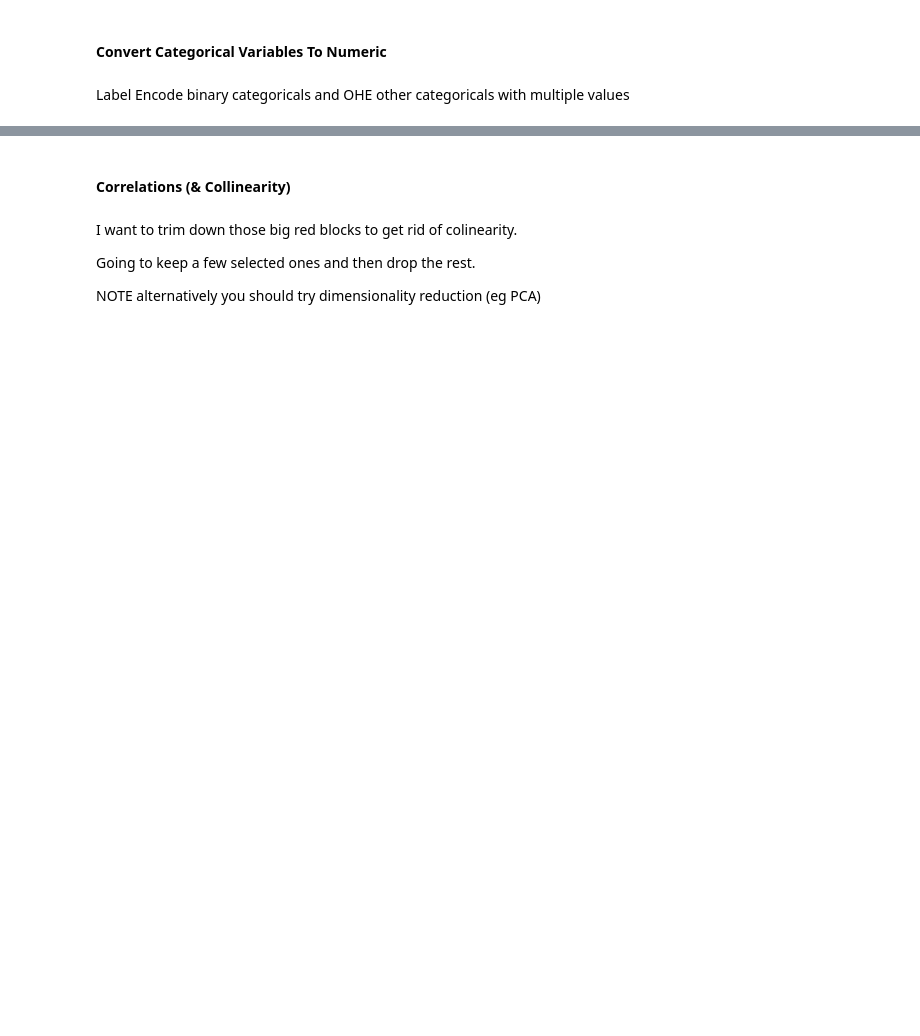
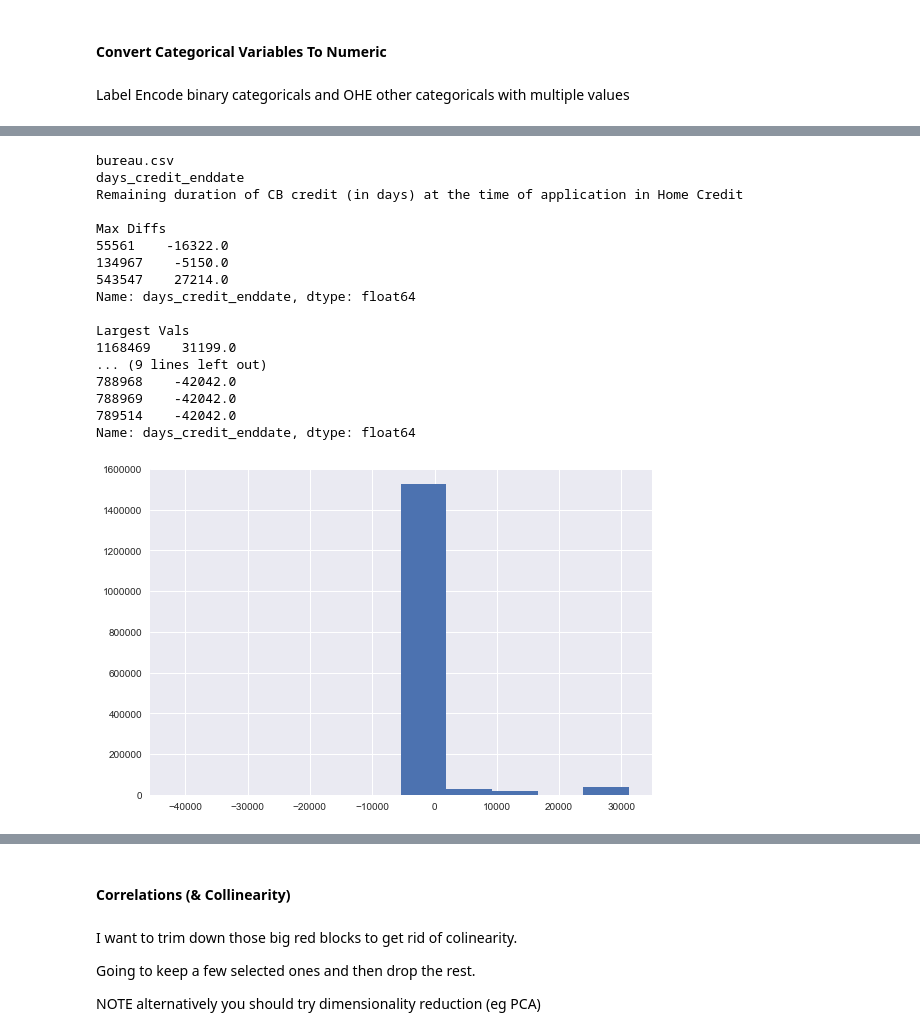
Before and after one commit to rshap91/home_credit_loans, a Jupyter notebook: Explore_And_Clean.ipynb, the cells around one changed output, grey strips where cells are left out. Saved outputs shown, nothing was run; the diff lists cells and outputs as text; code cells hidden in the pictures; blank space fills up the shorter version.

```diff
--- a/Explore_And_Clean.ipynb
+++ b/Explore_And_Clean.ipynb
@@ -970,0 +1205,22 @@ app_train.dtypes.value_counts()
+# %%
+col = 'days_credit_enddate'
+anom_eval(df, col, table);
+# %% [output]
+bureau.csv
+days_credit_enddate
+Remaining duration of CB credit (in days) at the time of application in Home Credit
+
+Max Diffs
+55561    -16322.0
+134967    -5150.0
+543547    27214.0
+Name: days_credit_enddate, dtype: float64
+
+Largest Vals
+1168469    31199.0
+... (9 lines left out)
+788968    -42042.0
+788969    -42042.0
+789514    -42042.0
+Name: days_credit_enddate, dtype: float64
+[figure, added]
```
Also changed, not shown: parts of 51 cells of this notebook.
